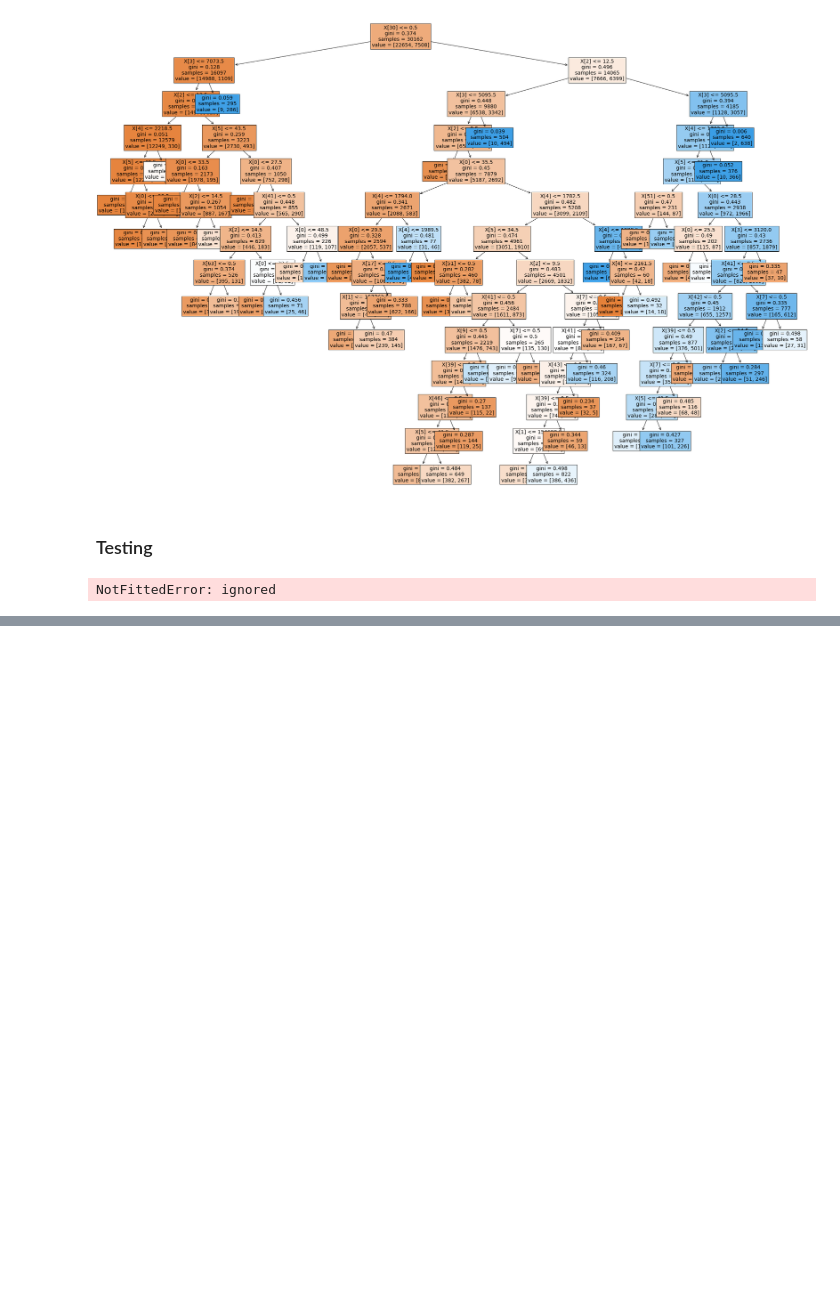
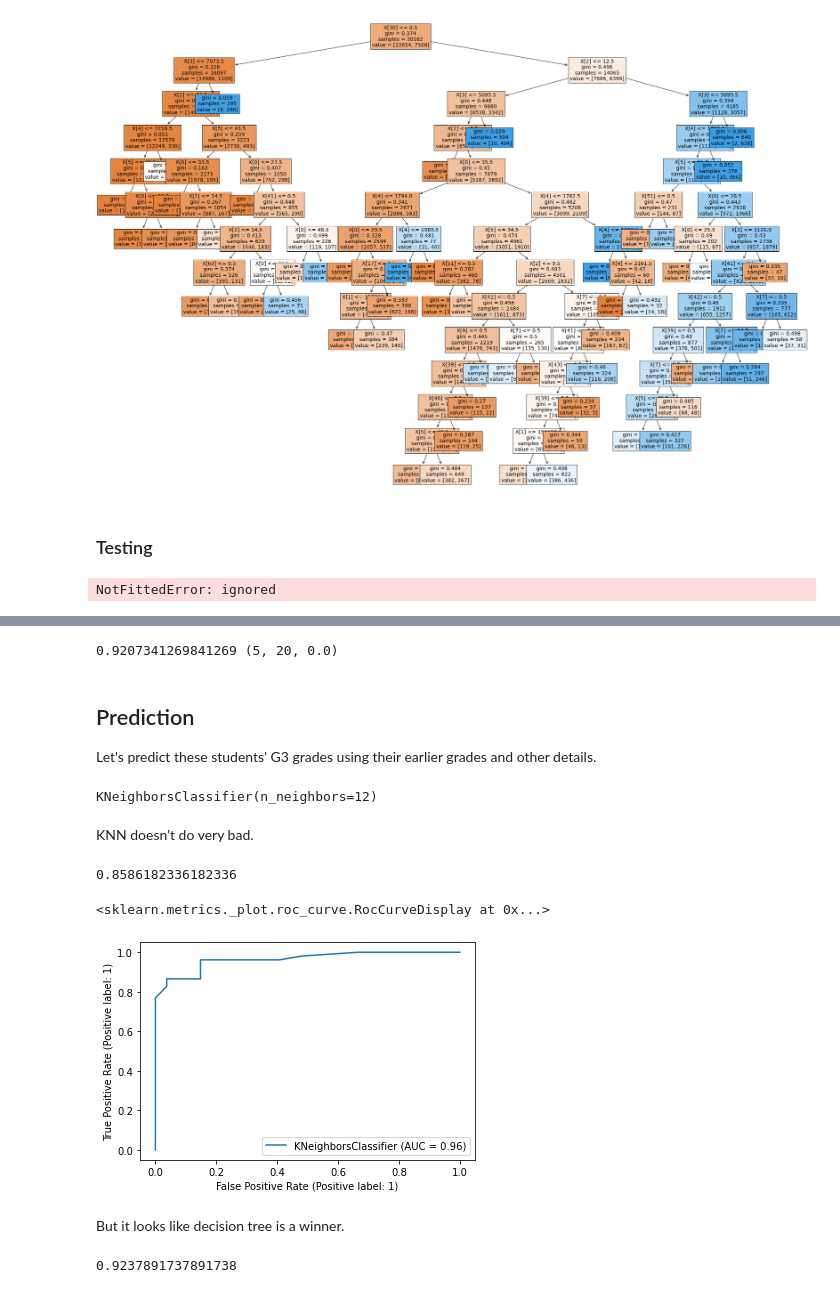
Before and after one commit to elvinzh/AMLP1, a Jupyter notebook: project1.ipynb, the cells around one changed output, grey strips where cells are left out. Drawn from its saved outputs; the diff is of its cells as text; code cells hidden in the pictures; blank space fills up the shorter version.

```diff
--- a/project1.ipynb
+++ b/project1.ipynb
@@ -310,0 +436,37 @@ NotFittedError: ignored
+# %%
+#choices of hyperparameter
+max_depth_values = np.arange(5, 16)
+min_samples_leaf_values = np.arange(10,40) * 2
+min_impurity_decrease_values = np.arange(20) * 0.00002
+
+
+total_models = max_depth_values.size * min_samples_leaf_values.size * min_impurity_decrease_values.size
+accuracy = np.zeros(max_depth_values.size * min_samples_leaf_values.size * min_impurity_decrease_values.size).reshape(max_depth_values.size, min_samples_leaf_values.size, min_impurity_decrease_values.size)
+best_acc = 0
+cur_per, count = -1, 0
+
+#try all hyperparameter combinations
+for max_depth in range(max_depth_values.size):
+    for min_samples_leaf in  range(min_samples_leaf_values.size):
+        for min_impurity_decrease in range(min_impurity_decrease_values.size):
+            clf = DecisionTreeClassifier(max_depth=max_depth_values[max_depth], min_samples_leaf=min_samples_leaf_values[min_samples_leaf], min_impurity_decrease=min_impurity_decrease_values[min_impurity_decrease])
+            #find the best 5-fold cross validation score accuracy
+            acc = cross_val_score(clf, X_train, y_train, cv=5).mean()
+            accuracy[max_depth, min_samples_leaf, min_impurity_decrease] = acc
+            if acc > best_acc:
+                best_cfg = (max_depth_values[max_depth], min_samples_leaf_values[min_samples_leaf], min_impurity_decrease_values[min_impurity_decrease])
+                best_acc = acc
+                best_tree = clf
+# %%
+print(best_acc, best_cfg)
+# %% [output]
+0.9207341269841269 (5, 20, 0.0)
+# %% [markdown]
+## Prediction
+
+Let's predict these students' G3 grades using their earlier grades and other details.
+# %%
+best_tree.fit(X_train, y_train)
+best_knn.fit(X_train, y_train)
+# %% [output]
+KNeighborsClassifier(n_neighbors=12)
@@ -310,0 +476,19 @@ NotFittedError: ignored
+# %% [markdown]
+KNN doesn't do very bad.
+# %%
+fpr, tpr, thresholds = metrics.roc_curve(y_test, knn_pred)
+metrics.auc(fpr, tpr)
+# %% [output]
+0.8586182336182336
+# %%
+metrics.plot_roc_curve(best_knn, X_test, y_test)
+# %% [output]
+<sklearn.metrics._plot.roc_curve.RocCurveDisplay at 0x...>
+[figure, added]
+# %% [markdown]
+But it looks like decision tree is a winner.
+# %%
+fpr, tpr, thresholds = metrics.roc_curve(y_test, tree_pred)
+metrics.auc(fpr, tpr)
+# %% [output]
+0.9237891737891738
```
Also changed, not shown: parts of 45 cells of this notebook, 1 other file.
